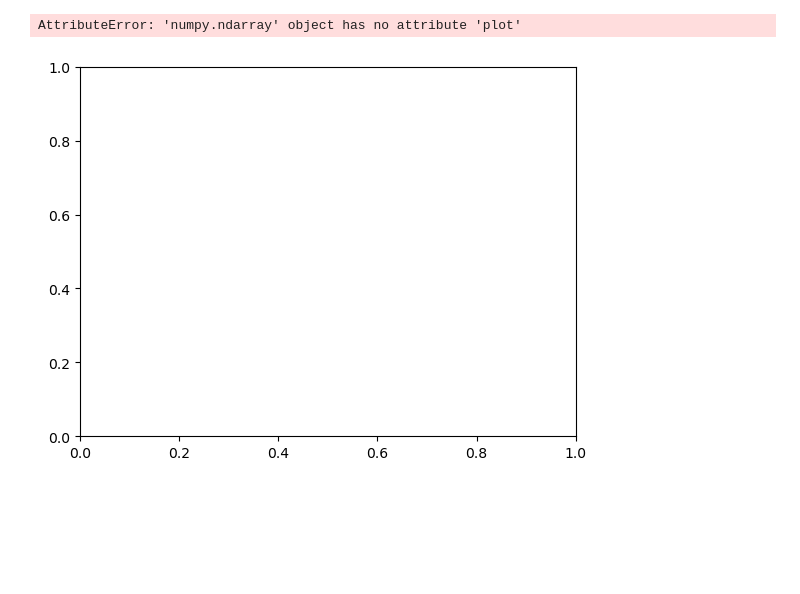
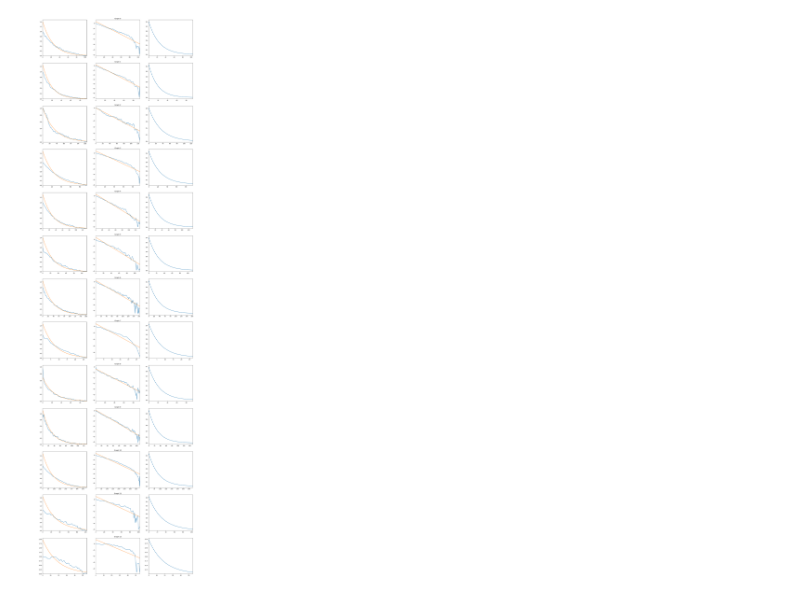
Before and after one commit to KingNook/EDAA, a Jupyter notebook: decay_fitting.ipynb, the cells around one changed output. Saved outputs shown, nothing was run; the diff lists cells and outputs as text; code cells hidden in the pictures; blank space fills up the shorter version.

```diff
--- a/decay_fitting.ipynb
+++ b/decay_fitting.ipynb
@@ -33,16 +34,15 @@ See https://github.com/python/cpython/issues/70647.
-# %%
-focus_data = data[['UTC Date/Time', 'CO2 (ppm) raw']]
-
-decay_data = [
-    focus_data[(focus_data['UTC Date/Time'] > ts[0]) & (focus_data['UTC Date/Time'] < ts[1])].to_numpy() for ts in timestamps
-]
 # %%
 import matplotlib.pyplot as plt
 
 fig, ax = plt.subplots()
 
 for decay in decay_data:
-    decay.plot(y = 'CO2 (ppm) raw', use_index = True, ax=ax)
+    decay.plot(y = 'CO2 (ppm) raw', x = 'UTC Date/Time', ax=ax)
-# %% [output]
-AttributeError: 'numpy.ndarray' object has no attribute 'plot'
-[figure, removed]
+# %%
+decay_reversed = decay.reindex(index=decay.index[::-1]).reset_index()
+x = decay_reversed.index
+scale = decay_reversed['CO2 (ppm) raw'].max() - decay_reversed['CO2 (ppm) raw'].min()
+tr = decay_reversed['CO2 (ppm) raw'].min()
+decay_reversed.plot(y = 'CO2 (ppm) raw', use_index = True)
+plt.plot(x, scale*np.exp(-(x/50)) + tr, label='estimated curve')
+plt.legend()
@@ -48,0 +88,60 @@ AttributeError: 'numpy.ndarray' object has no attribute 'plot'
+# %%
+from sklearn.linear_model import LinearRegression
+from sklearn.neural_network import MLPRegressor
+
+n_graphs = 3
+n_rows = len(decay_data)
+fig, axs = plt.subplots(n_rows, n_graphs, figsize=(7*n_graphs, 6*n_rows))
+
+base = np.e
+epsilon = 0.01
+
+for idd, data in enumerate(decay_data):
+
+    ax = axs[idd]
+    decay_df = decay_data[idd].copy()
+
+    scale = decay_df['CO2 (ppm) raw'].max() - decay_df['CO2 (ppm) raw'].min()
+    decay_df['altered'] = decay_df['CO2 (ppm) raw'] / scale
+
+    min_val = decay_df['altered'].min()
+    decay_df['altered'] = decay_df['altered'] - min_val
+
+    # decay_df[decay_df['altered']==0]['altered'] = decay_df[decay_df['altered']==0]['altered'] + epsilon ## avoid -inf values
+    decay_df.loc[decay_df['altered'] <= 0, 'altered'] += epsilon
+
+    decay_reversed = decay_df.reindex(index=decay_df.index[::-1]).reset_index()
+    x = np.array(decay_reversed.index)
+
+    log_concentration = np.log(decay_reversed['altered'])
+
+    decay_reversed['log CO2'] = log_concentration
+
+    model = LinearRegression()
+    model.fit(x.reshape(-1, 1), decay_reversed['log CO2'])
+
+    coeffs = np.polyfit(x, decay_reversed['log CO2'], deg=1)
+    #predictions = coeffs[0]*x + coeffs[1]
+    predictions = model.predict(x.reshape(-1, 1))
+    full_pred = np.power(base, predictions)
+    min_pred = min(predictions)
+
+    ax[0].plot(x, decay_reversed['altered'])
+    ax[0].plot(x, full_pred)
+    ax[0].set_xlim(0, max(x))
+    ax[0].set_ylim(0)
+
+    ax[1].plot(x, decay_reversed['log CO2'])
+    ax[1].plot(x, predictions)
+    #ax[1].set_yscale('log', base=base)
+    ax[1].set_xlim(0, max(x))
+    #ax[1].set_ylim(0)
+
+    ax[2].plot(x, full_pred)
+    #ax[2].set_yscale('log', base=base)
+    ax[2].set_xlim(0, max(x))
+    #ax[2].set_ylim(0)
+
+    ax[1].set_title(f'Graph {idd}')
+# %% [output]
+[figure, added]
```
Also changed, not shown: parts of 3 cells of this notebook, 3 other files.
